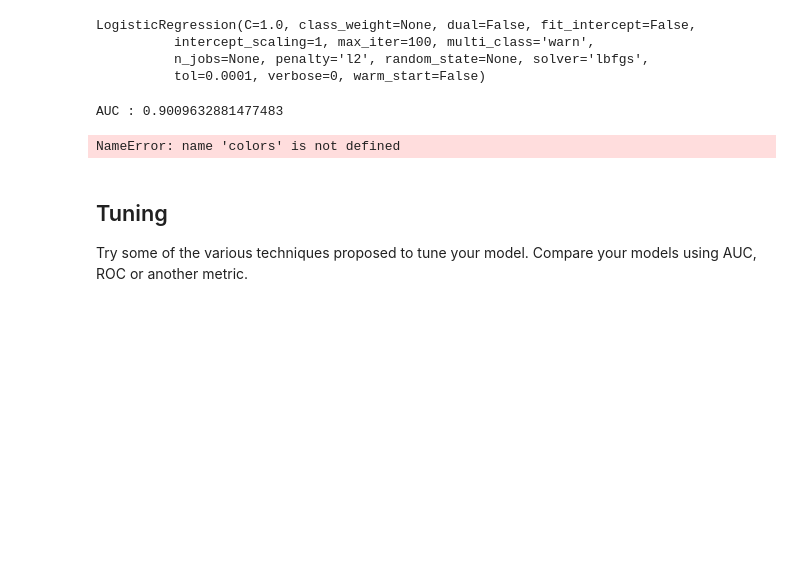
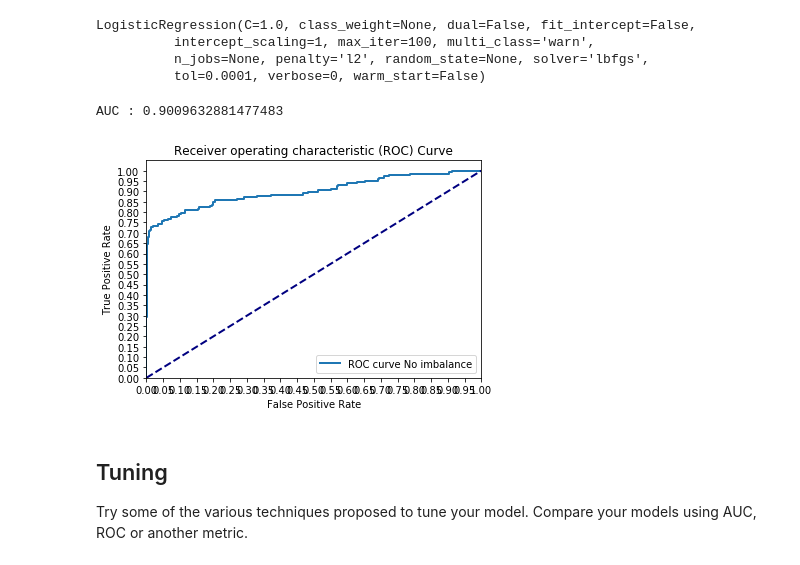
Before and after one commit to fleralle/dsc-class-imbalance-problems-lab-houston-ds-042219, a Jupyter notebook: index.ipynb, the cells around one changed output. Drawn from its saved outputs; the diff is of its cells as text; code cells hidden in the pictures; blank space fills up the shorter version.

```diff
--- a/index.ipynb
+++ b/index.ipynb
@@ -79,26 +79,26 @@ fpr, tpr, thresholds = roc_curve(y_test, y_score_test)
 # %%
 import matplotlib.pyplot as plt
 %matplotlib inline
 
 print('AUC : {}'.format(auc(fpr, tpr)))
 lw = 2
-plt.plot(fpr, tpr, color=colors[n],
+plt.plot(fpr, tpr,
          lw=lw, label='ROC curve {}'.format('No imbalance'))
 
 plt.plot([0, 1], [0, 1], color='navy', lw=lw, linestyle='--')
 plt.xlim([0.0, 1.0])
 plt.ylim([0.0, 1.05])
 
 plt.yticks([i/20.0 for i in range(21)])
 plt.xticks([i/20.0 for i in range(21)])
 plt.xlabel('False Positive Rate')
 plt.ylabel('True Positive Rate')
 plt.title('Receiver operating characteristic (ROC) Curve')
 plt.legend(loc="lower right")
 plt.show()
 # %% [output]
 AUC : 0.9009632881477483
-NameError: name 'colors' is not defined
+[figure, added]
 # %% [markdown]
 ## Tuning
 Try some of the various techniques proposed to tune your model. Compare your models using AUC, ROC or another metric.
```
